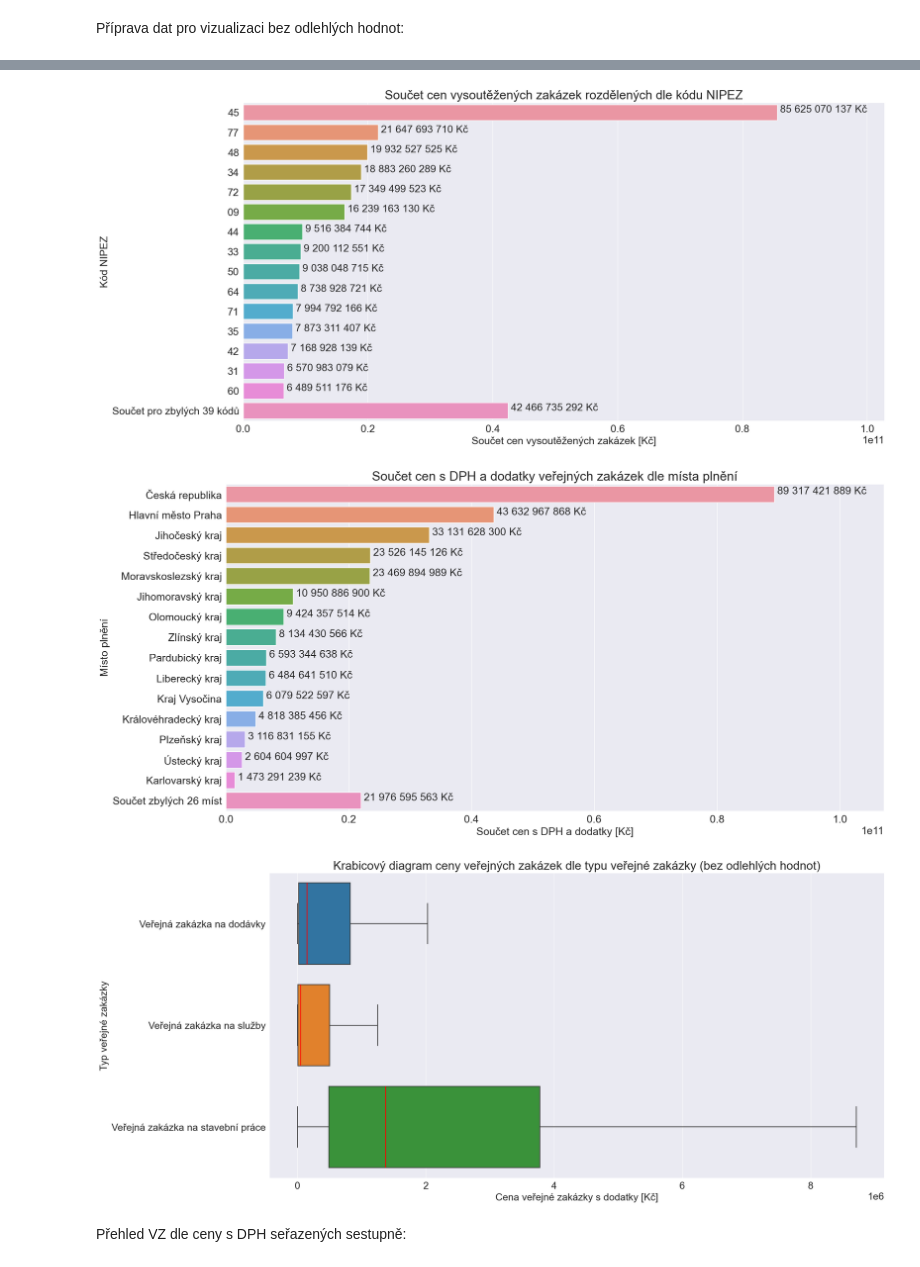
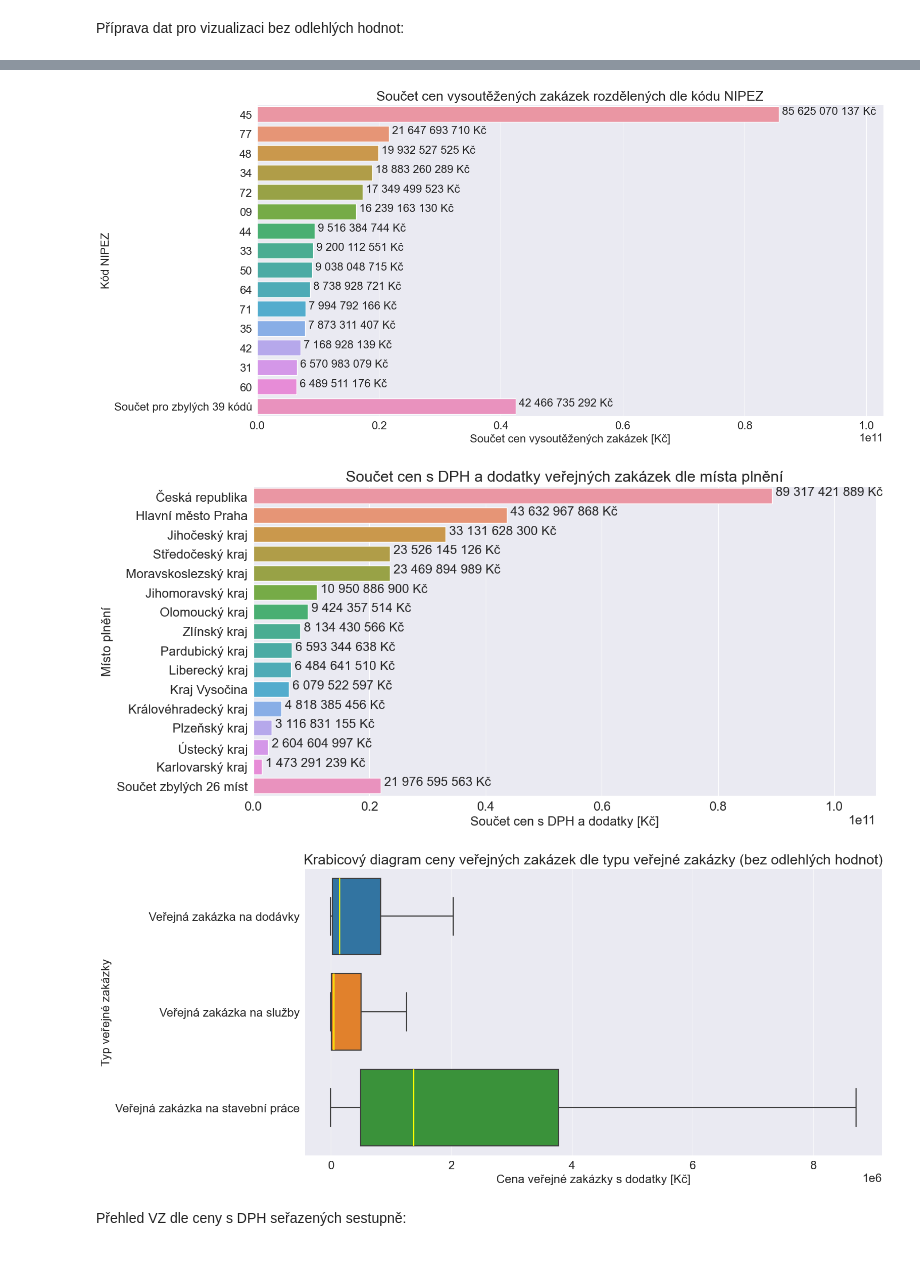
Before and after one commit to opendatalabcz/analysis-public-procurement, a Jupyter notebook: notebooks/exploratory_analysis.ipynb, the cells around one changed output, grey strips where cells are left out. Drawn from its saved outputs; the diff is of its cells as text; code cells hidden in the pictures.

```diff
--- a/notebooks/exploratory_analysis.ipynb
+++ b/notebooks/exploratory_analysis.ipynb
@@ -2,7 +2,11 @@
 ## Explorační analýza dat o veřejných zakázkách
 # %%
 import numpy as np
+import matplotlib.pyplot as plt
+import seaborn as sns
 from webpages.preprocessing import Preprocessor
+
+plt.rcParams.update({'font.size': 14})
 # %% [markdown]
 Načtení dat:
 # %%
@@ -524,12 +528,9 @@ array(['Zadávání VZ na základě rámcové dohody bez obnovení soutěže (mi
 # %% [markdown]
 Funkce pro zobrazení procenta chybějících hodnot pro jednotlivé tabulky:
 # %%
-# bar graph of missing values for all columns with skewed description, and sorted by highest value on top
-import matplotlib.pyplot as plt
-import seaborn as sns
-plt.rcParams.update({'font.size': 18})
+plt.rcParams.update({'font.size': 16})
 def plot_missing_values(df, name):
-    plt.figure(figsize=(20, 10))
+    plt.figure(figsize=(12, 6))
     missing_values = df.isna().sum() / df.shape[0] * 100
     missing_values = missing_values[missing_values > 0].sort_values(ascending=False)
     barplot = sns.barplot(x=missing_values, y=missing_values.index)
@@ -575,11 +576,11 @@ grouped = dataframes['procurement'].groupby('type_of_procedure')
 # %%
 # for each group print percentage of missing values for column 'bids_submission_deadline'
 # then print graph of missing values for column 'bids_submission_deadline' based on group sort by highest value on top
-
+plt.rcParams.update({'font.size': 14})
 data_for_plot = {}
 for name, group in grouped:
     data_for_plot[name] = group['bids_submission_deadline'].isna().sum() / group.shape[0] * 100
-plt.figure(figsize=(20, 10))
+plt.figure(figsize=(12, 6))
 data_for_plot = {k: v for k, v in sorted(data_for_plot.items(), key=lambda item: item[1], reverse=True)}
 barplot = sns.barplot(x=list(data_for_plot.values()), y=list(data_for_plot.keys()))
 for p in barplot.patches:
@@ -620,7 +621,8 @@ ot[ot['bids_submission_deadline'].isna()].sort_values(by='contract_price_vat', a
 | 31350 | 31425 | NaN | NaN | 0.000000e+00 | 0.000000e+00 | ... |
 | 14823 | 14873 | NaN | 18332000-5 | 0.000000e+00 | 0.000000e+00 | ... |
 # %%
-plt.figure(figsize=(20, 10))
+plt.rcParams.update({'font.size': 16})
+plt.figure(figsize=(12, 6))
 barplot = sns.countplot(y='public_contract_regime', data=dataframes['procurement'])
 plt.title('Počet veřejných zakázek dle režimu veřejné zakázky')
 plt.xlabel('Počet')
@@ -897,7 +901,7 @@ rest_sum = total_sum - top_n_sum
 procurement_view_sorted.loc[len(procurement_view_sorted.index)] = ({'code': "Součet pro zbylých {} kódů".format(m-n), 'contract_price_with_amendments_vat': rest_sum})
 
 # Vykreslení sloupcového grafu
-plt.figure(figsize=(20, 10))
+plt.figure(figsize=(16, 8))
 barplot = sns.barplot(y='code', x='contract_price_with_amendments_vat', data=procurement_view_sorted, errorbar=None)
 plt.title('Součet cen vysoutěžených zakázek rozdělených dle kódu NIPEZ')
 plt.ylabel('Kód NIPEZ')
@@ -912,7 +916,7 @@ for p in barplot.patches:
              ha = 'left')
 plt.show()
 # %% [output]
-[figure, old version]
+[figure, new version]
 # %%
 # Seskupení podle místa plnění a výpočet součtu cen s DPH a dodatky
 n=15
@@ -933,7 +937,7 @@ rest_sum = total_sum - top_n_sum
 # Přidání nového řádku pro zbylá místa plnění
 procurement_view_sorted.loc[len(procurement_view_sorted.index)] = ({'place_of_performance': "Součet zbylých {} míst".format(m-n), 'contract_price_with_amendments_vat': rest_sum})
 
-plt.figure(figsize=(20, 10))
+plt.figure(figsize=(14, 7))
 barplot = sns.barplot(y='place_of_performance', x='contract_price_with_amendments_vat', data=procurement_view_sorted, errorbar=None)
 plt.title('Součet cen s DPH a dodatky veřejných zakázek dle místa plnění')
 plt.ylabel('Místo plnění')
@@ -948,22 +952,22 @@ for p in barplot.patches:
              ha = 'left')
 plt.show()
 # %% [output]
-[figure, old version]
+[figure, new version]
 # %%
 p = dataframes['procurement']
 contract_price = p[p['contract_price_with_amendments'].between(p['contract_price_with_amendments'].quantile(.05), p['contract_price_with_amendments'].quantile(.95))]
 list_of_types = ['Veřejná zakázka na dodávky', 'Veřejná zakázka na služby', 'Veřejná zakázka na stavební práce']
 contract_price = contract_price[contract_price['type'].isin(list_of_types)]
 
-plt.figure(figsize=(20, 10))
-sns.boxplot(data=contract_price, x='contract_price_with_amendments', y='type', medianprops=dict(color='red'), showfliers=False)
+plt.figure(figsize=(14, 7))
+sns.boxplot(data=contract_price, x='contract_price_with_amendments', y='type', medianprops=dict(color='yellow'), showfliers=False)
 
 plt.xlabel('Cena veřejné zakázky s dodatky [Kč]')
 plt.ylabel('Typ veřejné zakázky')
 plt.title('Krabicový diagram ceny veřejných zakázek dle typu veřejné zakázky (bez odlehlých hodnot)')
 plt.show()
 # %% [output]
-[figure, old version]
+[figure, new version]
 # %% [markdown]
 Přehled VZ dle ceny s DPH seřazených sestupně:
 # %%
```
Also changed, not shown: parts of 16 cells of this notebook, 4 other files.
